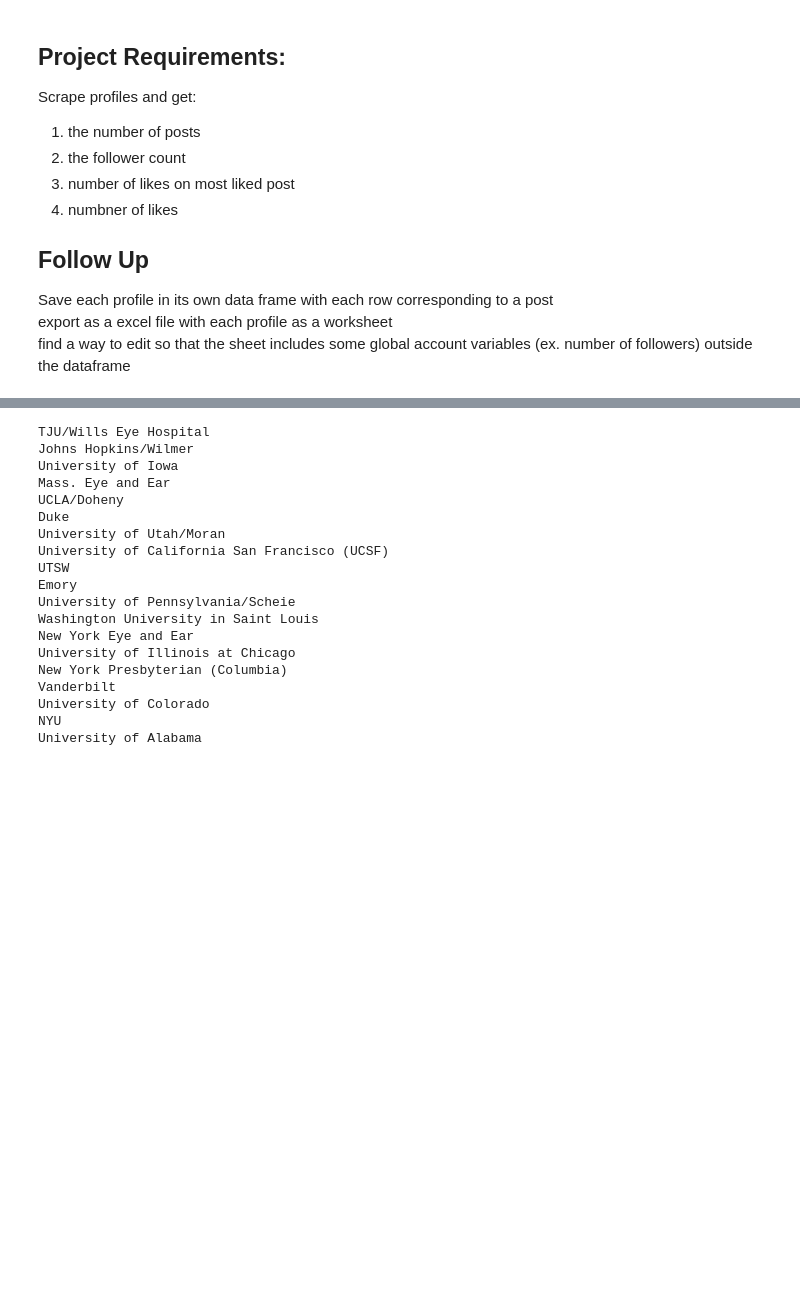
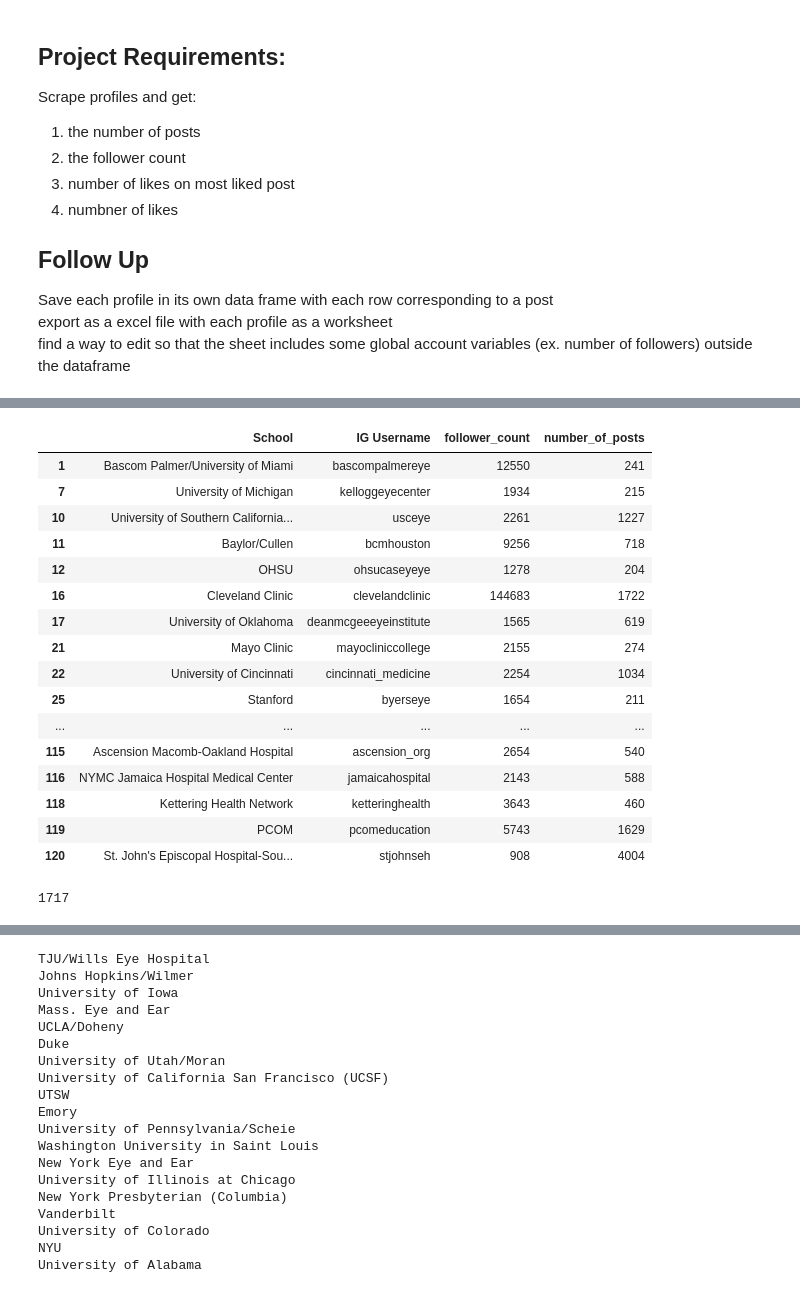
Before and after one commit to albert239825/InstagramScraper, a Jupyter notebook: InstagramScraperTest.ipynb, the cells around one changed output, grey strips where cells are left out. Saved outputs shown, nothing was run; the diff lists cells and outputs as text; code cells hidden in the pictures; blank space fills up the shorter version.

```diff
--- a/InstagramScraperTest.ipynb
+++ b/InstagramScraperTest.ipynb
@@ -242,2 +231,32 @@ slice indices must be integers or None or have an __index__ method
+# %%
+users.loc[users['number_of_posts'] > 200]
+# %% [output]
+|  | School | IG Username | follower_count | number_of_posts |
+| 1 | Bascom Palmer/University of Miami | bascompalmereye | 12550 | 241 |
+| 7 | University of Michigan | kelloggeyecenter | 1934 | 215 |
+| 10 | University of Southern California... | usceye | 2261 | 1227 |
+| 11 | Baylor/Cullen | bcmhouston | 9256 | 718 |
+| 12 | OHSU | ohsucaseyeye | 1278 | 204 |
+| 16 | Cleveland Clinic | clevelandclinic | 144683 | 1722 |
+| 17 | University of Oklahoma | deanmcgeeeyeinstitute | 1565 | 619 |
+| 21 | Mayo Clinic | mayocliniccollege | 2155 | 274 |
+| 22 | University of Cincinnati | cincinnati_medicine | 2254 | 1034 |
+| 25 | Stanford | byerseye | 1654 | 211 |
+| ... | ... | ... | ... | ... |
+| 115 | Ascension Macomb-Oakland Hospital | ascension_org | 2654 | 540 |
+| 116 | NYMC Jamaica Hospital Medical Center | jamaicahospital | 2143 | 588 |
+| 118 | Kettering Health Network | ketteringhealth | 3643 | 460 |
+| 119 | PCOM | pcomeducation | 5743 | 1629 |
+| 120 | St. John's Episcopal Hospital-Sou... | stjohnseh | 908 | 4004 |
+# %%
+profile = Profile('clevelandclinic')
+profile.scrape(headers=headers)
+
+#Scraping Posts
+
+posts = profile.get_posts(webdriver=driver)
+print(len(posts))
+# %% [output]
+1717
 # %%
 write_to_excel(users_df_more_200, users.loc[users['number_of_posts'] > 200].reset_index())
```
Also changed, not shown: parts of 10 cells of this notebook.
